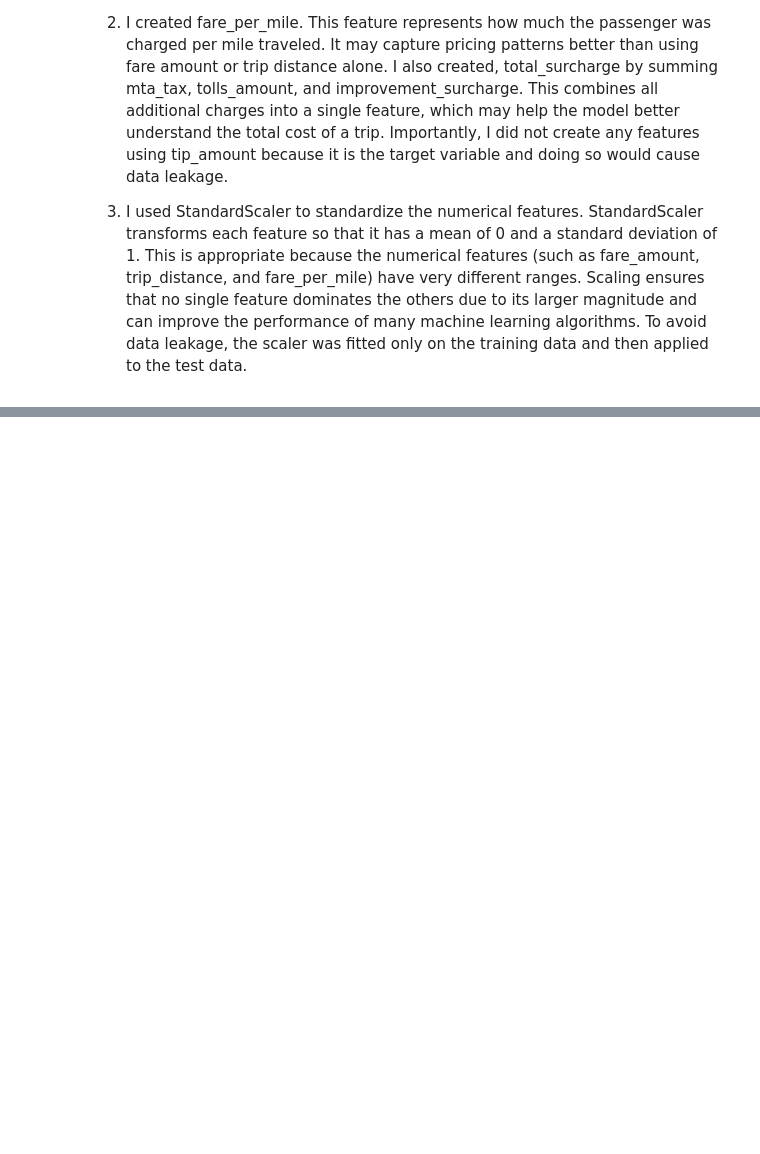
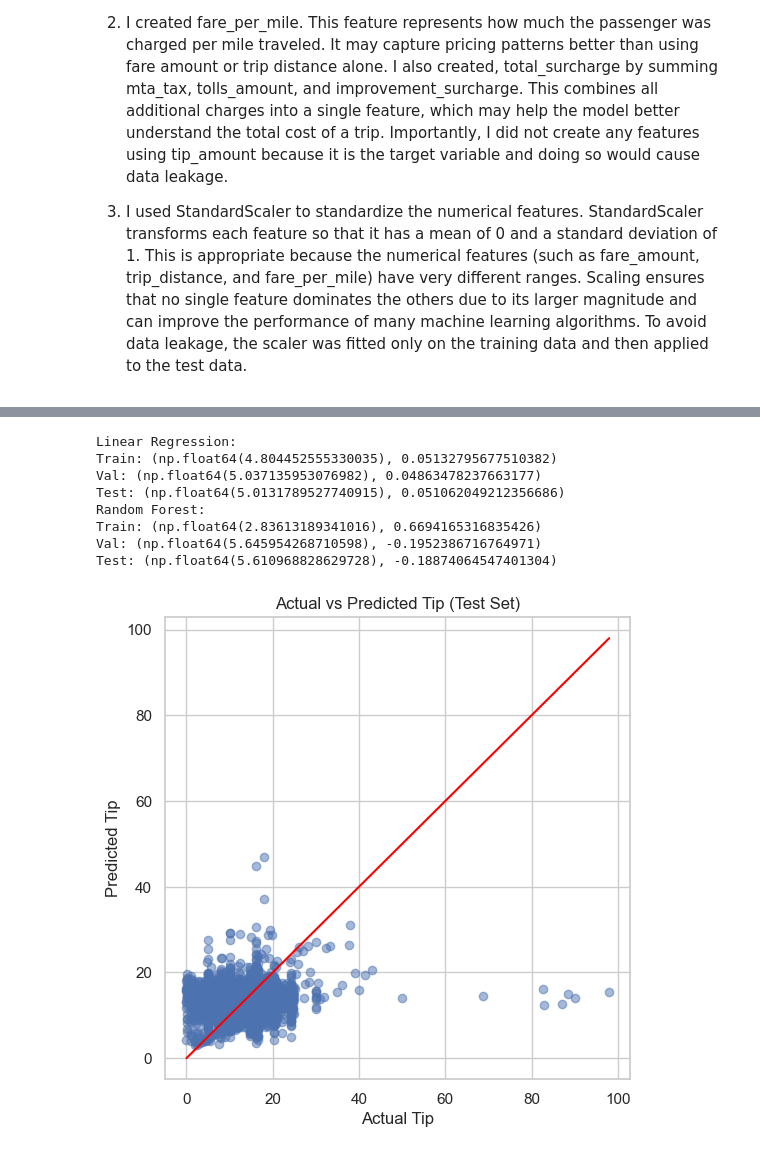
Before and after one commit to joenash156/lab-2-predictive-analytics, a Jupyter notebook: lab_2_predictive_analytics.ipynb, the cells around one changed output, grey strips where cells are left out. Drawn from its saved outputs; the diff is of its cells as text; code cells hidden in the pictures; blank space fills up the shorter version.

```diff
--- a/lab_2_predictive_analytics.ipynb
+++ b/lab_2_predictive_analytics.ipynb
@@ -170,21 +171,16 @@ y = taxi["tip_amount"]
 
 # First split: 80% train+validation, 20% test
 X_train_val, X_test, y_train_val, y_test = train_test_split(
-    X,
-    y,
-    test_size=0.2,
-    random_state=RANDOM_STATE
+    X, y, test_size=0.2, random_state=RANDOM_STATE
 )
 
 # Second split: 75% of the remaining data for training, 25% for validation
 # This gives 60% train, 20% validation, 20% test overall.
 X_train, X_val, y_train, y_val = train_test_split(
-    X_train_val,
-    y_train_val,
-    test_size=0.25,
-    random_state=RANDOM_STATE
+    X_train_val, y_train_val, test_size=0.25, random_state=RANDOM_STATE
 )
 
+# List of numeric columns
 numeric_cols = X_train.select_dtypes(include=["int64", "float64"]).columns
 
 
@@ -197,3 +193,5 @@ scaler = StandardScaler()
 X_train[numeric_cols] = scaler.fit_transform(X_train[numeric_cols])
 X_val[numeric_cols] = scaler.transform(X_val[numeric_cols])
 X_test[numeric_cols] = scaler.transform(X_test[numeric_cols])
+
+print(f"Train: {X_train.shape[0]} | Test: {X_test.shape[0]}")
@@ -199,0 +211,66 @@ X_test[numeric_cols] = scaler.transform(X_test[numeric_cols])
+# %%
+# TODO: Import, initialise, and train a regression model.
+#   Start simple (LinearRegression), then try a more flexible model
+#   (e.g. RandomForestRegressor or DecisionTreeRegressor) and compare.
+lin_reg = LinearRegression()
+lin_reg.fit(X_train, y_train)
+
+rf = RandomForestRegressor(random_state=42)
+rf.fit(X_train, y_train)
+
+# TODO: Predict on train, validation, and test sets.
+# Linear Regression predictions
+y_train_pred_lr = lin_reg.predict(X_train)
+y_val_pred_lr = lin_reg.predict(X_val)
+y_test_pred_lr = lin_reg.predict(X_test)
+
+# Random Forest predictions
+y_train_pred_rf = rf.predict(X_train)
+y_val_pred_rf = rf.predict(X_val)
+y_test_pred_rf = rf.predict(X_test)
+
+
+# TODO: Report RMSE and R^2 for ALL THREE sets.
+#   from sklearn.metrics import mean_squared_error, r2_score
+#   (RMSE = mean_squared_error(y_true, y_pred) ** 0.5)
+def evaluate(y_true, y_pred):
+    rmse = np.sqrt(mean_squared_error(y_true, y_pred))
+    r2 = r2_score(y_true, y_pred)
+    return rmse, r2
+
+
+print("Linear Regression:")
+
+print("Train:", evaluate(y_train, y_train_pred_lr))
+print("Val:", evaluate(y_val, y_val_pred_lr))
+print("Test:", evaluate(y_test, y_test_pred_lr))
+
+print("Random Forest:")
+
+print("Train:", evaluate(y_train, y_train_pred_rf))
+print("Val:", evaluate(y_val, y_val_pred_rf))
+print("Test:", evaluate(y_test, y_test_pred_rf))
+
+# TODO: Plot predicted vs actual tip for the test set (a scatter with the y=x line).
+plt.figure(figsize=(6, 6))
+
+plt.scatter(y_test, y_test_pred_rf, alpha=0.5)
+
+# y = x line (perfect prediction)
+plt.plot([y_test.min(), y_test.max()], [y_test.min(), y_test.max()], color="red")
+
+plt.xlabel("Actual Tip")
+plt.ylabel("Predicted Tip")
+plt.title("Actual vs Predicted Tip (Test Set)")
+
+plt.show()
+# %% [output]
+Linear Regression:
+Train: (np.float64(4.804452555330035), 0.05132795677510382)
+Val: (np.float64(5.037135953076982), 0.04863478237663177)
+Test: (np.float64(5.0131789527740915), 0.051062049212356686)
+Random Forest:
+Train: (np.float64(2.83613189341016), 0.6694165316835426)
+Val: (np.float64(5.645954268710598), -0.1952386716764971)
+Test: (np.float64(5.610968828629728), -0.18874064547401304)
+[figure, added]
```
Also changed, not shown: parts of 15 cells of this notebook.
